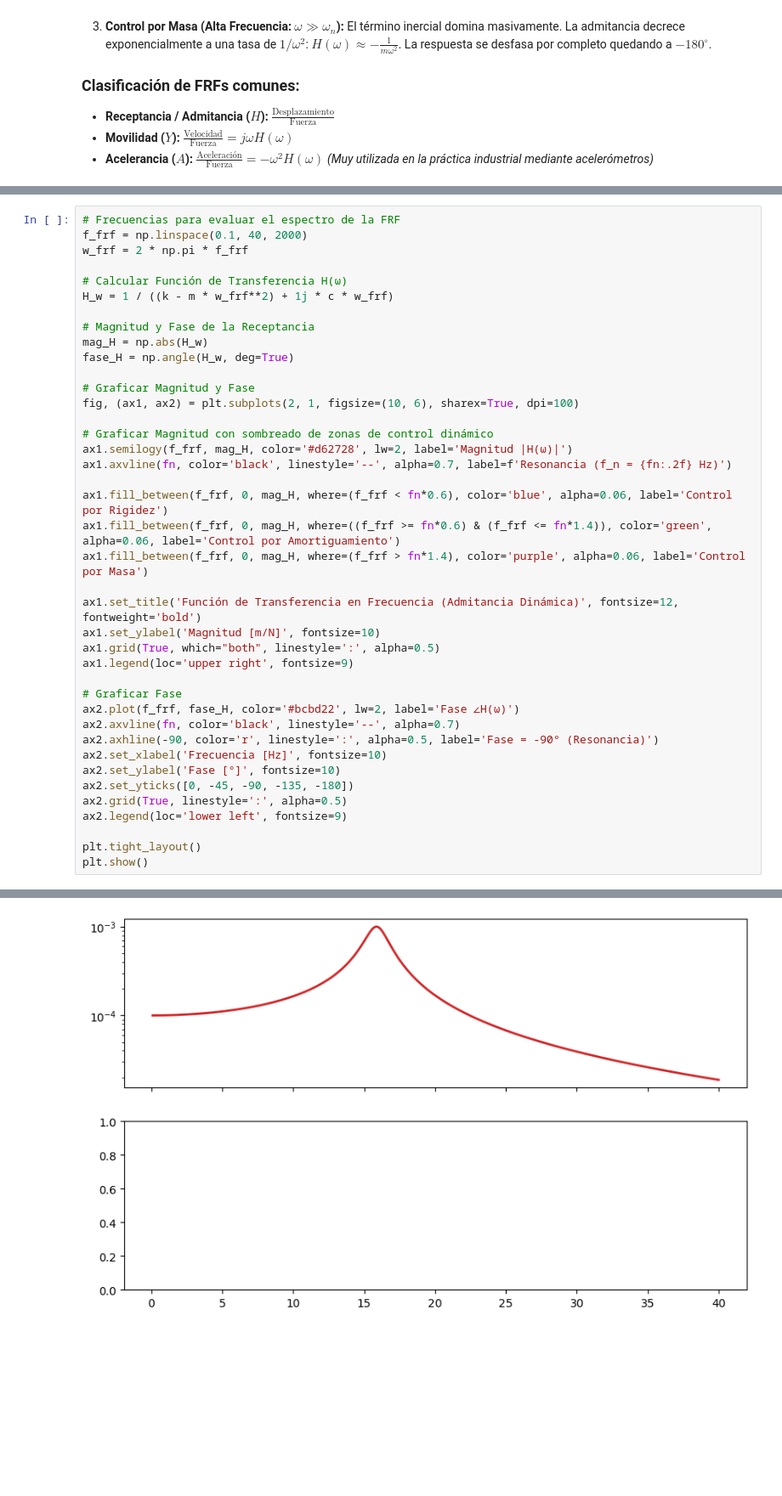
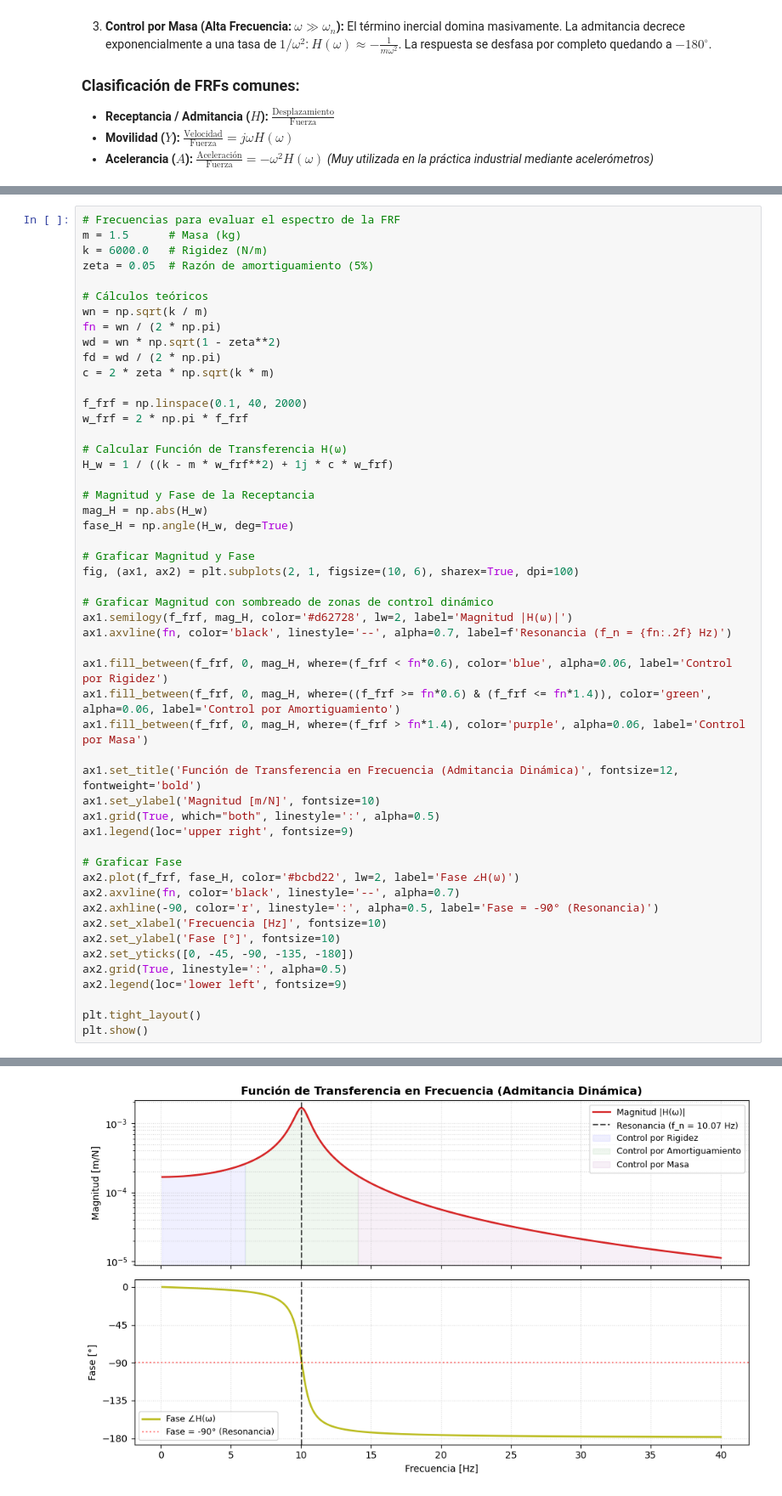
Before and after one commit to patricioelguedac/tarea_2_ACUS125, a Jupyter notebook: notebooks/Estudio_de_sistemas_masa_resorte_amortiguados.ipynb, the cells around one changed output, grey strips where cells are left out. Shown at 85% size. Cells and saved outputs as stored; diff of their text form; blank space fills up the shorter version.

```diff
--- a/notebooks/Estudio_de_sistemas_masa_resorte_amortiguados.ipynb
+++ b/notebooks/Estudio_de_sistemas_masa_resorte_amortiguados.ipynb
@@ -546,6 +545,17 @@ plt.show()
 [figure]
 # %%
 # Frecuencias para evaluar el espectro de la FRF
+m = 1.5      # Masa (kg)
+k = 6000.0   # Rigidez (N/m)
+zeta = 0.05  # Razón de amortiguamiento (5%)
+
+# Cálculos teóricos
+wn = np.sqrt(k / m)
+fn = wn / (2 * np.pi)
+wd = wn * np.sqrt(1 - zeta**2)
+fd = wd / (2 * np.pi)
+c = 2 * zeta * np.sqrt(k * m)
+
 f_frf = np.linspace(0.1, 40, 2000)
 w_frf = 2 * np.pi * f_frf
 
@@ -589 +598 @@ NameError: name 'fn' is not defined
-[figure, old version]
+[figure, new version]
```
Also changed, not shown: parts of 3 cells of this notebook.
